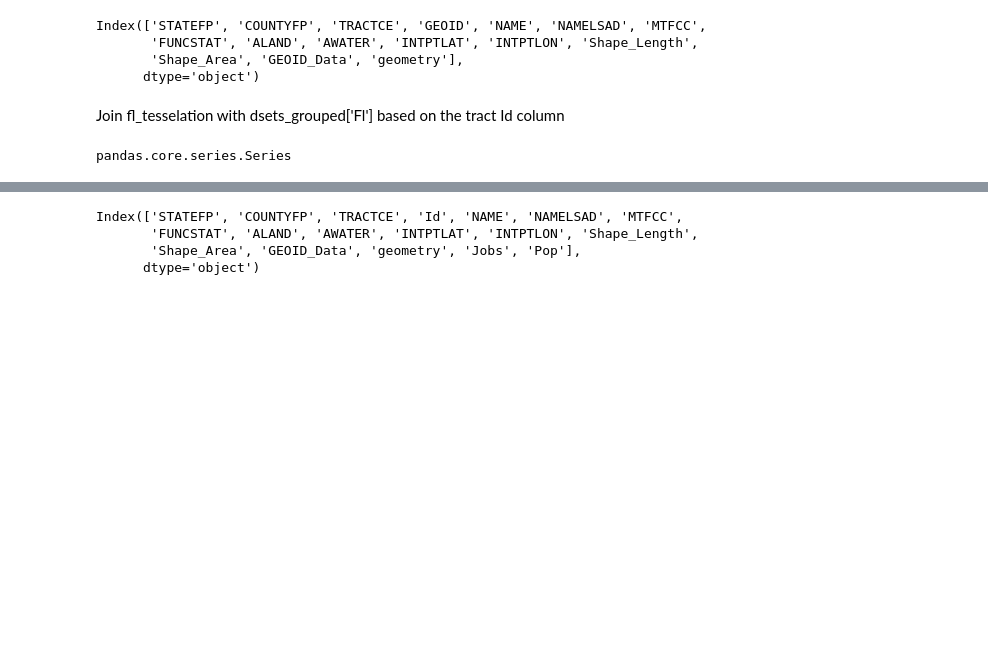
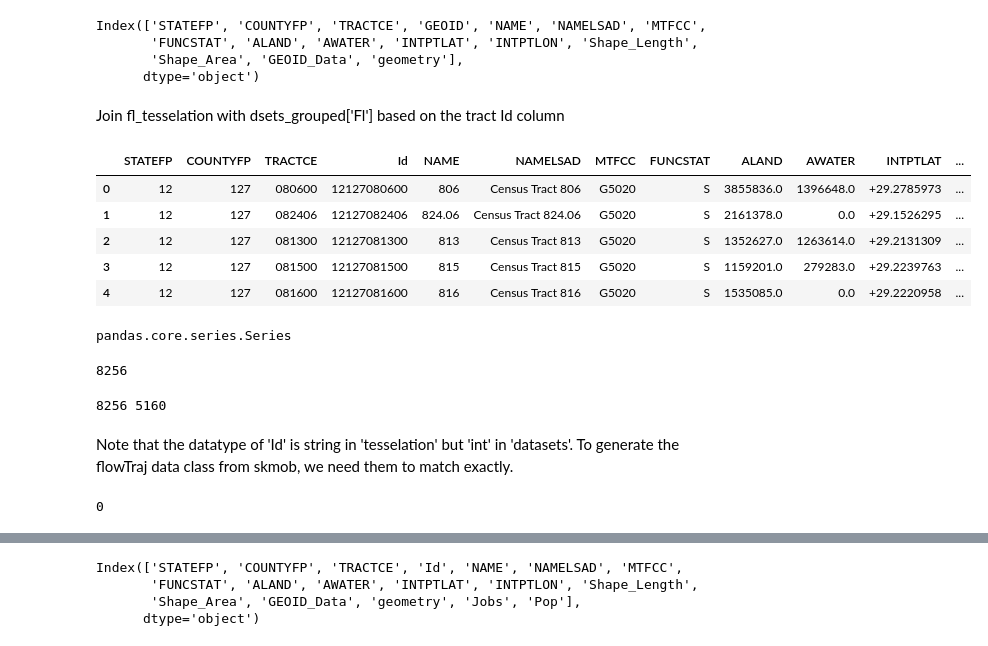
Before and after one commit to daaron678/Predicting-mobility-flows-using-gravity-models, a Jupyter notebook: gravitymodel.ipynb, the cells around one changed output, grey strips where cells are left out. Cells and saved outputs as stored; diff of their text form; code cells hidden in the pictures; blank space fills up the shorter version.

```diff
--- a/gravitymodel.ipynb
+++ b/gravitymodel.ipynb
@@ -248,7 +253,7 @@ scikit-mobility 1.3.1 requires statsmodels<0.14.0,>=0.13.0, but you have statsmo
 Successfully installed geopandas-1.0.1 pyogrio-0.11.1 pyproj-3.6.1
 Note: you may need to restart the kernel to use updated packages.
 # %%
-fl_tessellation = gpd.read_file("../data/FL_2020.gdb", layer = 'ACS_2020_5YR_TRACT_12_FLORIDA')
+fl_tessellation = gpd.read_file("../data/FL_2021_TRACT.gdb", layer = 'ACS_2021_5YR_TRACT_12_FLORIDA')
 # %%
 dsets_grouped['FL'].head()
 # %% [output]
@@ -270,7 +275,40 @@ Index(['STATEFP', 'COUNTYFP', 'TRACTCE', 'GEOID', 'NAME', 'NAMELSAD', 'MTFCC',
 Join fl_tesselation with dsets_grouped['Fl'] based on the tract Id column
 # %%
 fl_tessellation.rename(columns = {'GEOID': 'Id'}, inplace = True)
+# %%
+fl_tessellation.head()
+# %% [output]
+|  | STATEFP | COUNTYFP | TRACTCE | Id | NAME | NAMELSAD | MTFCC | FUNCSTAT | ALAND | AWATER | INTPTLAT | ... |
+| 0 | 12 | 127 | 080600 | 12127080600 | 806 | Census Tract 806 | G5020 | S | 3855836.0 | 1396648.0 | +29.2785973 | ... |
+| 1 | 12 | 127 | 082406 | 12127082406 | 824.06 | Census Tract 824.06 | G5020 | S | 2161378.0 | 0.0 | +29.1526295 | ... |
+| 2 | 12 | 127 | 081300 | 12127081300 | 813 | Census Tract 813 | G5020 | S | 1352627.0 | 1263614.0 | +29.2131309 | ... |
+| 3 | 12 | 127 | 081500 | 12127081500 | 815 | Census Tract 815 | G5020 | S | 1159201.0 | 279283.0 | +29.2239763 | ... |
+| 4 | 12 | 127 | 081600 | 12127081600 | 816 | Census Tract 816 | G5020 | S | 1535085.0 | 0.0 | +29.2220958 | ... |
 # %%
 type(fl_tessellation['Id'])
 # %% [output]
 pandas.core.series.Series
+# %%
+grouped = pd.DataFrame(set(datasets['FL']['Otract'].unique()).union(set(datasets['FL']['Dtract'].unique())),
+                        columns = ["Id"])
+count = 0
+for id in grouped["Id"]:
+    if id not in fl_tessellation['Id'].values:
+        count += 1
+print(count)
+# %% [output]
+8256
+# %%
+print(len(grouped), len(fl_tessellation))
+# %% [output]
+8256 5160
+# %% [markdown]
+Note that the datatype of 'Id' is string in 'tesselation' but 'int' in 'datasets'. To generate the flowTraj data class from skmob, we need them to match exactly.
+# %%
+count = 0
+for id in fl_tessellation['Id'].unique():
+    if id in datasets['FL']['Otract'].values or id in datasets['FL']['Dtract'].values:
+        count += 1
+print(count)
+# %% [output]
+0
```
Also changed, not shown: parts of 32 cells of this notebook.
